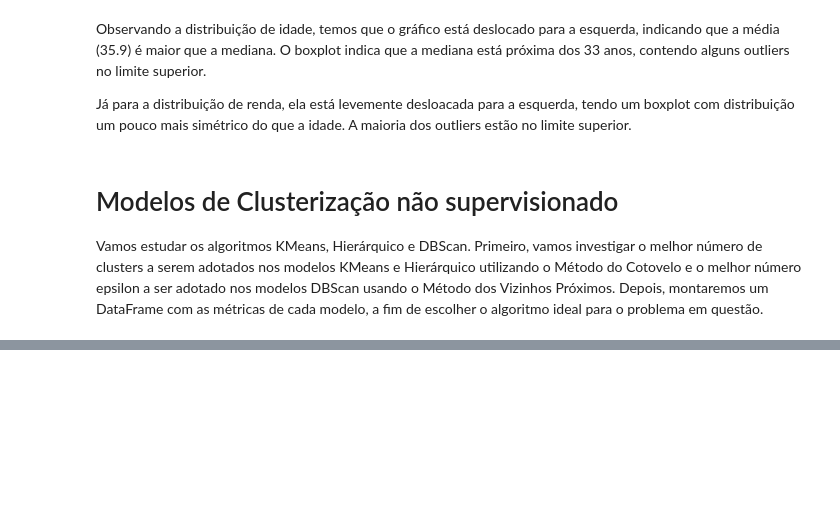
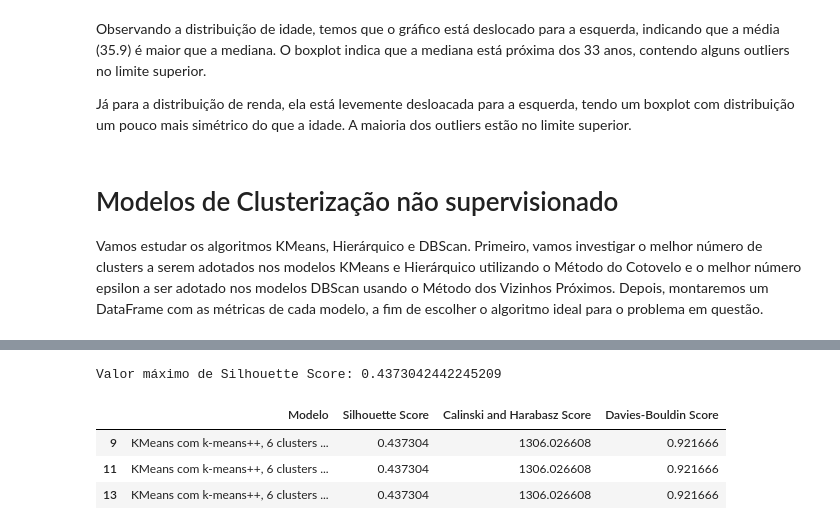
Before and after one commit to manusaleal/customer_clustering, a Jupyter notebook: notebook.ipynb, the cells around one changed output, grey strips where cells are left out. Cells and saved outputs as stored; diff of their text form; code cells hidden in the pictures; blank space fills up the shorter version.

```diff
--- a/notebook.ipynb
+++ b/notebook.ipynb
@@ -393,0 +368,9 @@ df_metricas
+# %%
+print("Valor máximo de Silhouette Score:", df_metricas["Silhouette Score"].max())
+df_metricas[df_metricas["Silhouette Score"] == df_metricas["Silhouette Score"].max()]
+# %% [output]
+Valor máximo de Silhouette Score: 0.4373042442245209
+|  | Modelo | Silhouette Score | Calinski and Harabasz Score | Davies-Bouldin Score |
+| 9 | KMeans com k-means++, 6 clusters ... | 0.437304 | 1306.026608 | 0.921666 |
+| 11 | KMeans com k-means++, 6 clusters ... | 0.437304 | 1306.026608 | 0.921666 |
+| 13 | KMeans com k-means++, 6 clusters ... | 0.437304 | 1306.026608 | 0.921666 |
```
Also changed, not shown: parts of 16 cells of this notebook.
